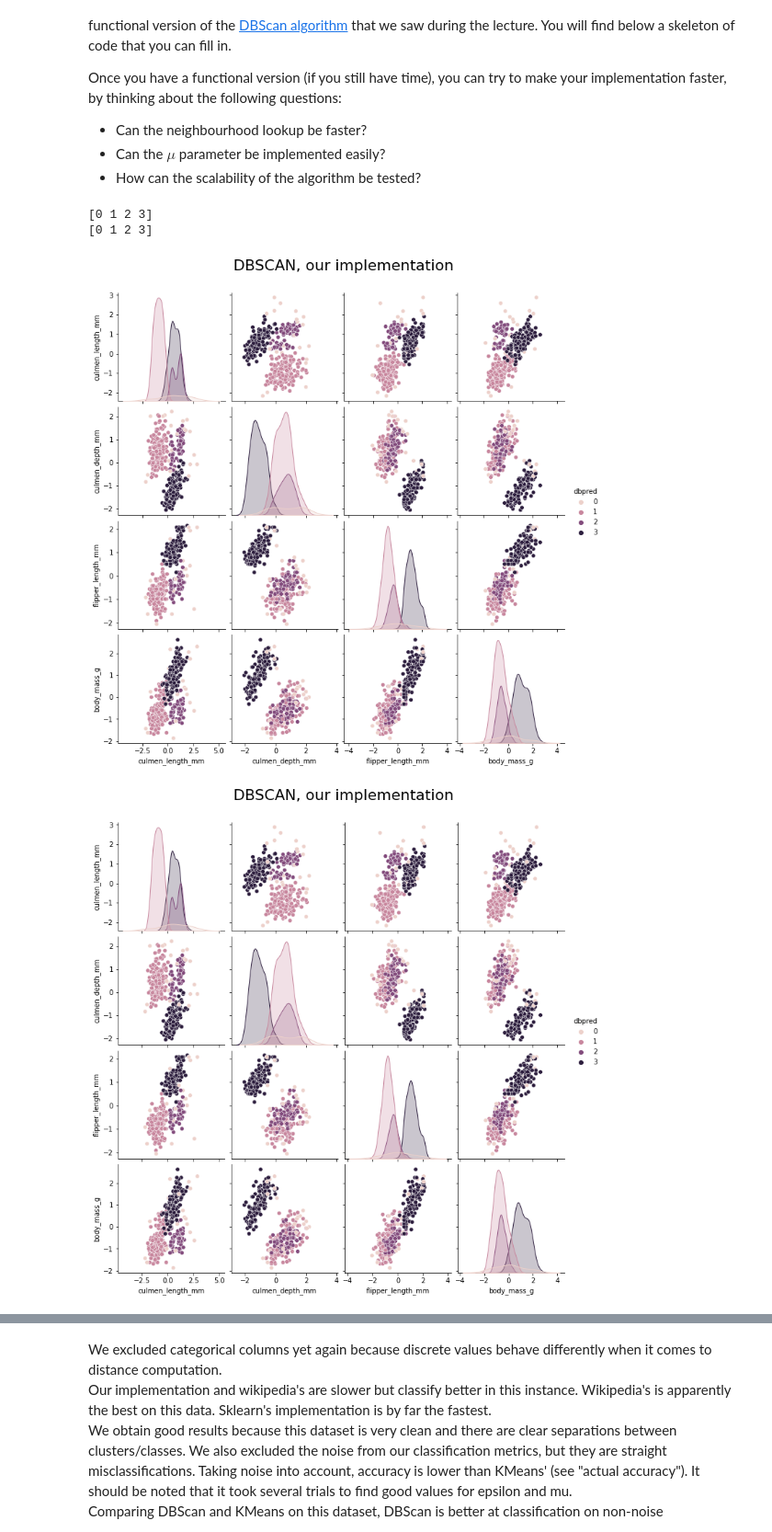
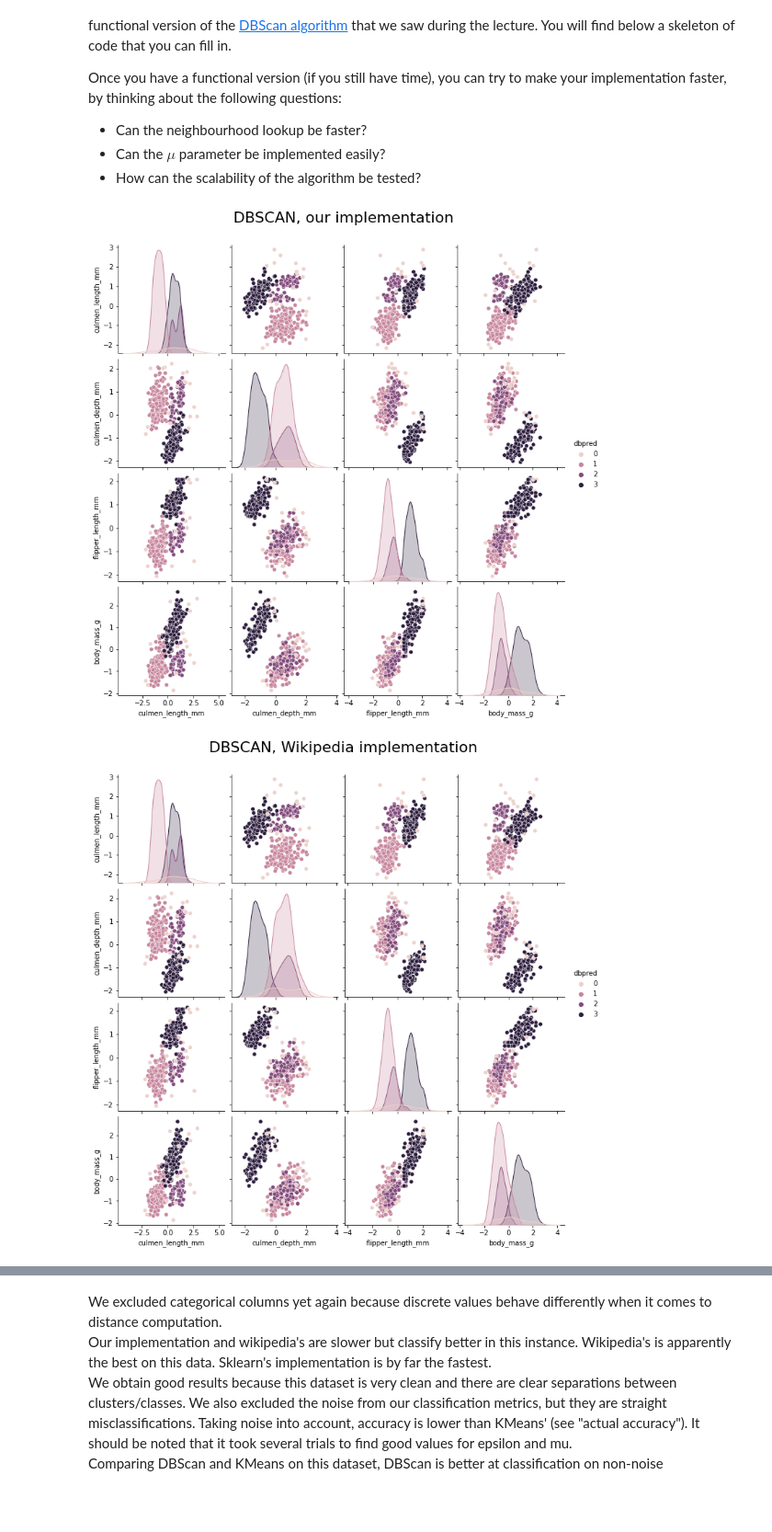
Before and after one commit to phileasSamir/MS_BGD_2122, a Jupyter notebook: SD701_Mining/Lab_Clustering_PSamir.ipynb, the cells around one changed output, grey strips where cells are left out. Shown at 92% size. Cells and saved outputs as stored; diff of their text form; code cells hidden in the pictures; blank space fills up the shorter version.

```diff
--- a/SD701_Mining/Lab_Clustering_PSamir.ipynb
+++ b/SD701_Mining/Lab_Clustering_PSamir.ipynb
@@ -546,39 +545,37 @@ point_label_wiki = dbscan2(penguins_num.values,.8,20)
 wiki_time = time.time()-T0
 
 T0 = time.time()
 point_label_sklearn = cluster.DBSCAN(.8,min_samples=20).fit_predict(penguins_num.values)
 sklearn_time = time.time()-T0
 
 le = LabelEncoder() #labelencode because of our DBScan implementation
 point_label_e = le.fit_transform(point_label)
-print(np.unique(point_label_e))
+#print(np.unique(point_label_e))
 
 le = LabelEncoder() #labelencode because of our DBScan implementation
 point_label_wiki = le.fit_transform(point_label_wiki)
-print(np.unique(point_label_wiki))
+#print(np.unique(point_label_wiki))
 
 plot_dbscan = penguins_num.copy()
 plot_wiki = penguins_num.copy()
 plot_skscan = penguins_num.copy()
 
 plot_dbscan["dbpred"] = point_label_e
 plot_wiki["dbpred"] = point_label_wiki
 plot_skscan["dbpred"] = point_label_sklearn
 
 g=sns.pairplot(plot_dbscan, hue = "dbpred")
 g.fig.suptitle("DBSCAN, our implementation", fontsize=22, y = 1.05)
 plt.show()
 g=sns.pairplot(plot_wiki, hue = "dbpred")
-g.fig.suptitle("DBSCAN, our implementation", fontsize=22, y = 1.05)
+g.fig.suptitle("DBSCAN, Wikipedia implementation", fontsize=22, y = 1.05)
 plt.show()
 g=sns.pairplot(plot_skscan, hue = "dbpred")
 g.fig.suptitle("DBSCAN, sklearn implementation", fontsize=22, y = 1.05)
 plt.show()
 # %% [output]
-[0 1 2 3]
-[0 1 2 3]
 [figure]
-[figure, old version]
+[figure, new version]
 [figure]
 # %%
 print("Evaluating DBScan")
```
Also changed, not shown: parts of 4 cells of this notebook, 12 other files.
